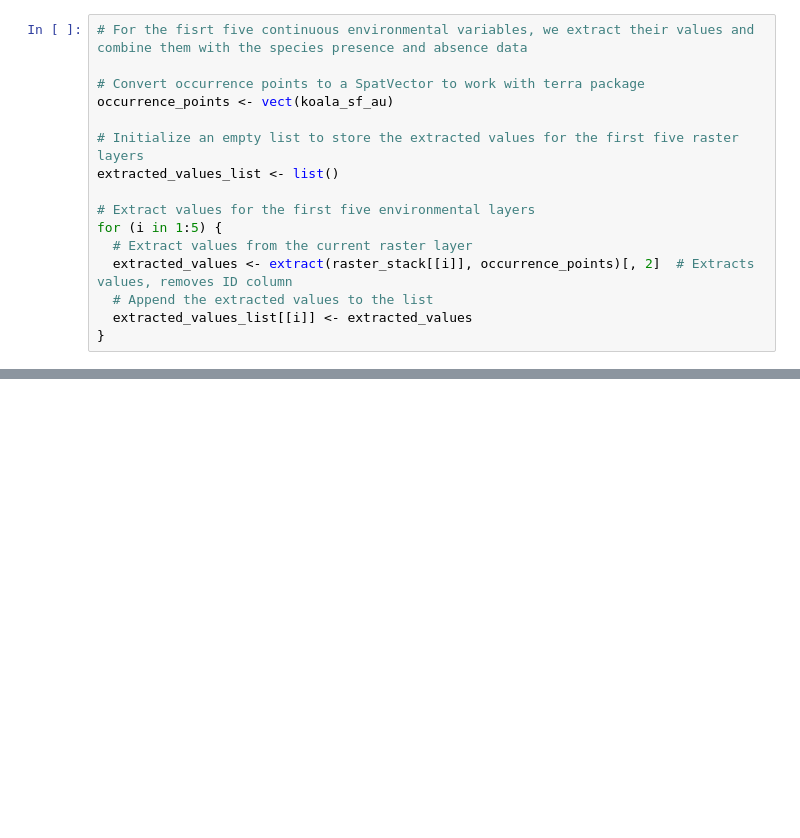
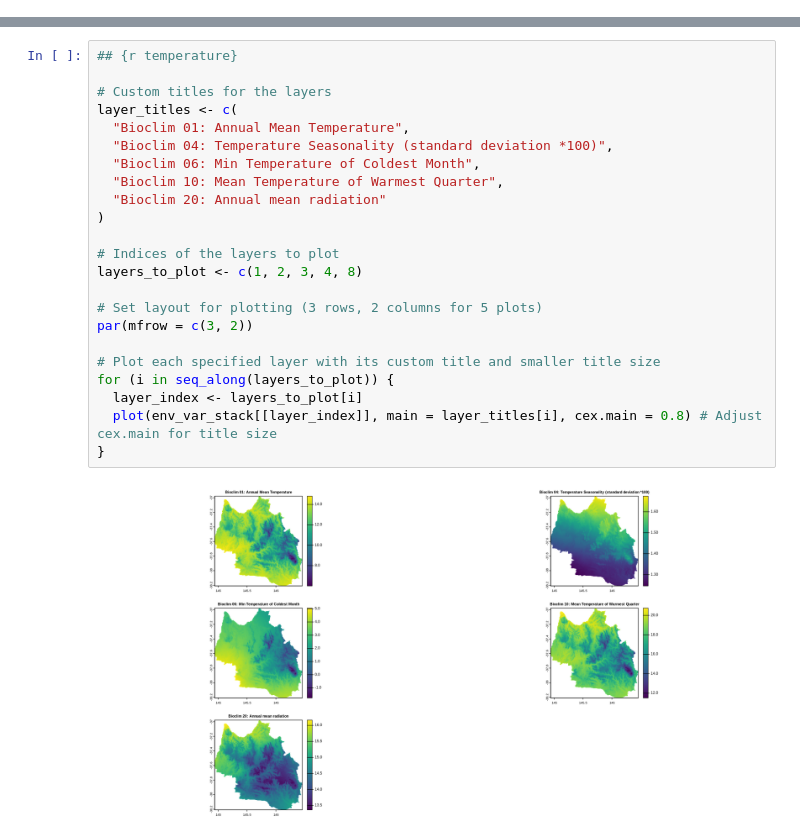
Before and after one commit to EcoCommonsAustralia/notebooks, a Jupyter notebook: notebooks/EC_GLM.ipynb, the cells around one changed output, grey strips where cells are left out. Saved outputs shown, nothing was run; the diff lists cells and outputs as text; blank space fills up the shorter version.

```diff
--- a/notebooks/EC_GLM.ipynb
+++ b/notebooks/EC_GLM.ipynb
@@ -500,16 +0,0 @@ legend("left", legend = color_category, fill = color_palette,
-# %%
-# For the fisrt five continuous environmental variables, we extract their values and combine them with the species presence and absence data
-
-# Convert occurrence points to a SpatVector to work with terra package
-occurrence_points <- vect(koala_sf_au)
-
-# Initialize an empty list to store the extracted values for the first five raster layers
-extracted_values_list <- list()
-
-# Extract values for the first five environmental layers
-for (i in 1:5) {
-  # Extract values from the current raster layer
-  extracted_values <- extract(raster_stack[[i]], occurrence_points)[, 2]  # Extracts values, removes ID column
-  # Append the extracted values to the list
-  extracted_values_list[[i]] <- extracted_values
-}
@@ -848,0 +453,25 @@ You can download the citation file for EcoCommons Australia here: [Download the
+# %%
+## {r temperature}
+
+# Custom titles for the layers
+layer_titles <- c(
+  "Bioclim 01: Annual Mean Temperature",
+  "Bioclim 04: Temperature Seasonality (standard deviation *100)",
+  "Bioclim 06: Min Temperature of Coldest Month",
+  "Bioclim 10: Mean Temperature of Warmest Quarter",
+  "Bioclim 20: Annual mean radiation"
+)
+
+# Indices of the layers to plot
+layers_to_plot <- c(1, 2, 3, 4, 8)
+
+# Set layout for plotting (3 rows, 2 columns for 5 plots)
+par(mfrow = c(3, 2))
+
+# Plot each specified layer with its custom title and smaller title size
+for (i in seq_along(layers_to_plot)) {
+  layer_index <- layers_to_plot[i]
+  plot(env_var_stack[[layer_index]], main = layer_titles[i], cex.main = 0.8) # Adjust cex.main for title size
+}
+# %% [output]
+[figure, added]
```
Also changed, not shown: parts of 109 cells of this notebook, 1 other file.
